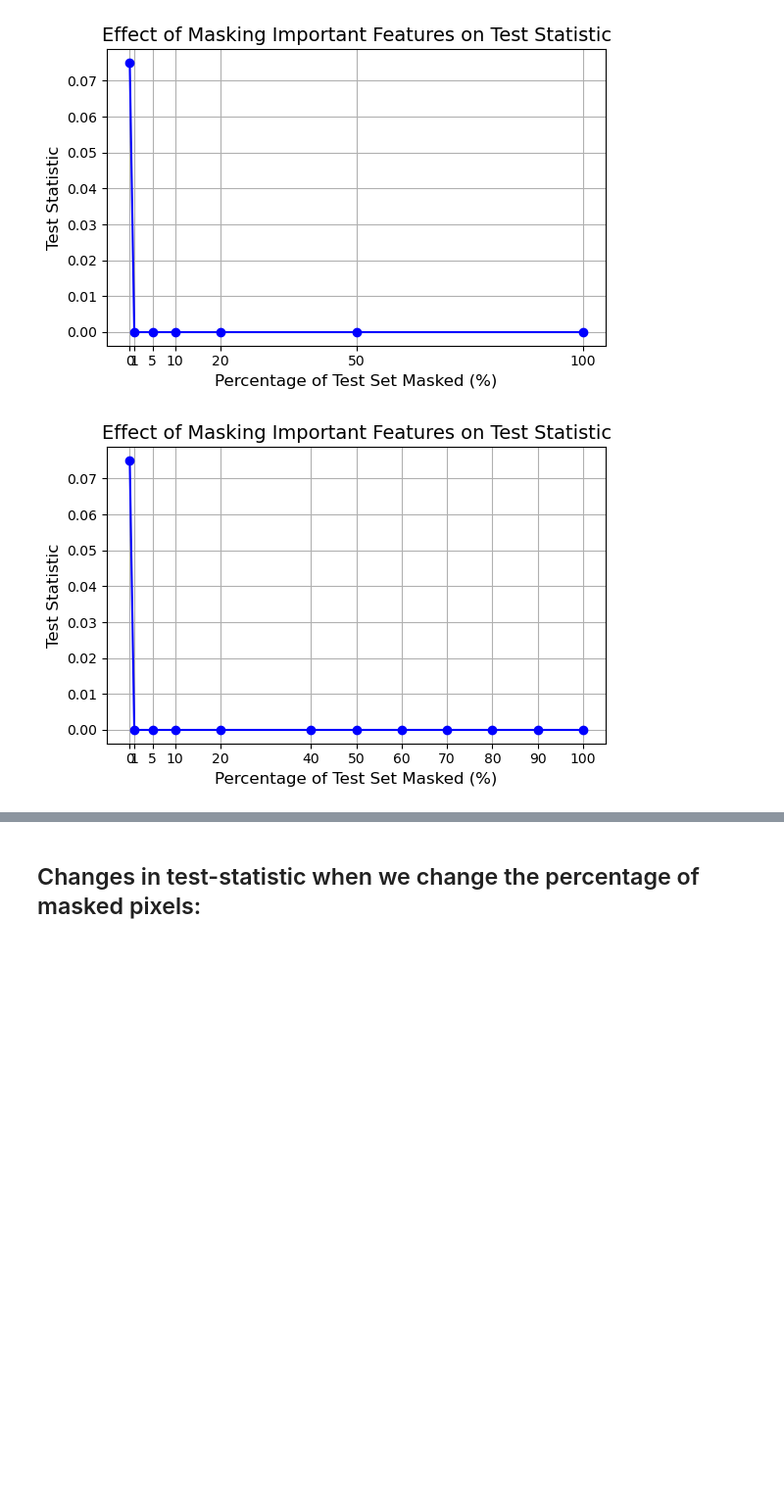
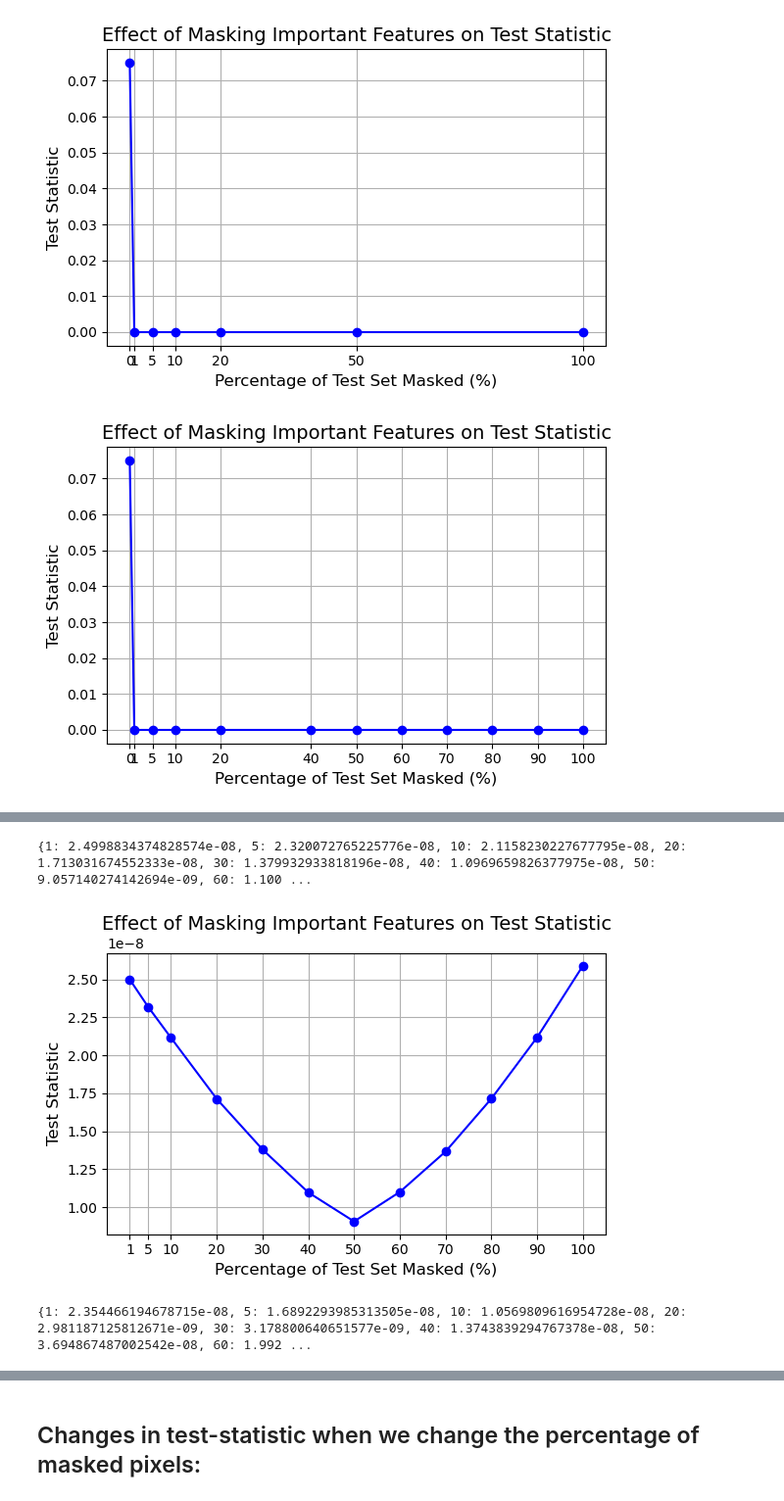
Before and after one commit to Mjavan/DeepTwoSampleTest-GradCAM, a Jupyter notebook: notebooks/HeatMap_visualisation.ipynb, the cells around one changed output, grey strips where cells are left out. Shown at 98% size. Drawn from its saved outputs; the diff is of its cells as text; code cells hidden in the pictures; blank space fills up the shorter version.

```diff
--- a/notebooks/HeatMap_visualisation.ipynb
+++ b/notebooks/HeatMap_visualisation.ipynb
@@ -803,0 +816,13 @@ plt.show()
+# %%
+dic_1 = {1: 2.4998834374828574e-08, 2: 2.4366422601755807e-08, 3: 2.386348698005862e-08, 4: 2.3693306763907408e-08, 5: 2.354466194678715e-08, 6: 2.3427358658867956e-08, 7: 2.3319271701501228e-08, 8: 2.3238472534454765e-08, 9: 2.3171700371698903e-08, 10: 2.3086430026560356e-08, 11: 2.3027799300438747e-08, 12: 2.2911541216502114e-08, 13: 2.283110914224997e-08, 14: 2.2752644706670877e-08, 15: 2.2693711833749527e-08, 16: 2.2616543246128484e-08, 17: 2.2596794762115798e-08, 18: 2.255694775578569e-08, 19: 2.248969619574793e-08, 20: 2.2443974348639235e-08, 21: 2.242291547386538e-08, 22: 2.239788959173516e-08, 23: 2.2352317775478065e-08, 24: 2.2319430277365334e-08, 25: 2.229856465205704e-08, 26: 2.2280445560866133e-08, 27: 2.2258165270879816e-08, 28: 2.2231283076042227e-08, 29: 2.2219377281993428e-08, 30: 2.2207244810961196e-08, 31: 2.219088402039501e-08, 32: 2.2177398383304367e-08, 33: 2.216571068031833e-08, 34: 2.2160727984060986e-08, 35: 2.2158063554616417e-08, 36: 2.215636100310201e-08, 37: 2.2151864502192767e-08, 38: 2.2152020442562637e-08, 39: 2.2150071227389822e-08, 40: 2.214839063960385e-08, 41: 2.214577459374362e-08, 42: 2.214579624911818e-08, 43: 2.214592618158789e-08, 44: 2.214948214812499e-08, 45: 2.2147745276186152e-08, 46: 2.214844694692518e-08, 47: 2.2146982979832183e-08, 48: 2.2145627337477397e-08, 49: 2.214735979514024e-08, 50: 2.214803980329095e-08}
+dic_5 = {1: 2.320072765225776e-08, 2: 2.0425158844387706e-08, 3: 1.8277909716770835e-08, 4: 1.745501662750903e-08, 5: 1.6892293985313505e-08, 6: 1.6481661945390456e-08, 7: 1.604826367413911e-08, 8: 1.5743408346415123e-08, 9: 1.5499076562250236e-08, 10: 1.5112327735987568e-08, 11: 1.4773051542365012e-08, 12: 1.4438641286857987e-08, 13: 1.4177848237368398e-08, 14: 1.3928149727458976e-08, 15: 1.3693357989430581e-08, 16: 1.3470359439908844e-08, 17: 1.3334120810952352e-08, 18: 1.3186687497853647e-08, 19: 1.3043581941573877e-08, 20: 1.2912808257901412e-08, 21: 1.2790175480083819e-08, 22: 1.2672886230560734e-08, 23: 1.2580771420606401e-08, 24: 1.2474116971086911e-08, 25: 1.239903724812547e-08, 26: 1.2330196055830193e-08, 27: 1.2278724787836599e-08, 28: 1.223650747427629e-08, 29: 1.2200204789670145e-08, 30: 1.2165182237230875e-08, 31: 1.2133213685965766e-08, 32: 1.2111584101970004e-08, 33: 1.2077797321430464e-08, 34: 1.2054319084741678e-08, 35: 1.2038048948707878e-08, 36: 1.2025111921277273e-08, 37: 1.201638156511759e-08, 38: 1.2006922473264007e-08, 39: 1.1996847081281492e-08, 40: 1.1994014936104119e-08, 41: 1.1988818492718633e-08, 42: 1.198136123007267e-08, 43: 1.1982919082116065e-08, 44: 1.1977320525646622e-08, 45: 1.1971369810837387e-08, 46: 1.1969003948719839e-08, 47: 1.1961170888717627e-08, 48: 1.196083030985916e-08, 49: 1.1963416602481313e-08, 50: 1.1958758294382281e-08}
+dic_10= {1: 2.1158230227677795e-08, 2: 1.6216030896020112e-08, 3: 1.2718125171293248e-08, 4: 1.1399455255437229e-08, 5: 1.0569809616954728e-08, 6: 9.899388696529651e-09, 7: 9.276522036001677e-09, 8: 8.802584760165565e-09, 9: 8.486449114198598e-09, 10: 8.007350690711693e-09, 11: 7.53729682327215e-09, 12: 7.117501951809031e-09, 13: 6.781284247996435e-09, 14: 6.508928075049924e-09, 15: 6.228685430726224e-09, 16: 6.015812930457486e-09, 17: 5.843378828605351e-09, 18: 5.659868770237509e-09, 19: 5.51598634658424e-09, 20: 5.392354549066701e-09, 21: 5.273983756530854e-09, 22: 5.161686657257071e-09, 23: 5.065312527767773e-09, 24: 4.9870673566074304e-09, 25: 4.913838995369812e-09, 26: 4.853133462692518e-09, 27: 4.807209206051711e-09, 28: 4.787599248947381e-09, 29: 4.763998872679194e-09, 30: 4.742679313727086e-09, 31: 4.725794138882387e-09, 32: 4.716658243156324e-09, 33: 4.695379184333906e-09, 34: 4.678940811638437e-09, 35: 4.670485797677357e-09, 36: 4.662923762371798e-09, 37: 4.65992827933166e-09, 38: 4.654244973331246e-09, 39: 4.646672295748624e-09, 40: 4.644369265873359e-09, 41: 4.637822339447773e-09, 42: 4.635274807520319e-09, 43: 4.634452533194706e-09, 44: 4.630953234540801e-09, 45: 4.624222809174929e-09, 46: 4.6249264088848e-09, 47: 4.6210310586727865e-09, 48: 4.619114163661813e-09, 49: 4.616580674405442e-09, 50: 4.6143641942773175e-09}
+dic_20= {1: 1.713031674552333e-08, 2: 9.185920233929974e-09, 3: 4.849323520918301e-09, 4: 3.6267960622276703e-09, 5: 2.981187125812671e-09, 6: 2.5665735445907e-09, 7: 2.2746368180270603e-09, 8: 2.018935586827353e-09, 9: 1.9113448491780584e-09, 10: 1.868859347471278e-09, 11: 1.8432305627674718e-09, 12: 1.8124296219655574e-09, 13: 1.980907697662581e-09, 14: 2.265421514449384e-09, 15: 2.5417123261569165e-09, 16: 2.8016420459687155e-09, 17: 3.0629640210840736e-09, 18: 3.3076032858785246e-09, 19: 3.5309598222685267e-09, 20: 3.7174141029017305e-09, 21: 3.9498305454272235e-09, 22: 4.170611532893583e-09, 23: 4.396275054663801e-09, 24: 4.673145447144962e-09, 25: 4.921923324242314e-09, 26: 5.118019767776123e-09, 27: 5.282084005333814e-09, 28: 5.444394603910859e-09, 29: 5.584626193546737e-09, 30: 5.715503146402306e-09, 31: 5.800695047971597e-09, 32: 5.886065007293776e-09, 33: 5.958236771111838e-09, 34: 6.032907490888487e-09, 35: 6.084135785789689e-09, 36: 6.13354961811496e-09, 37: 6.158350892392349e-09, 38: 6.197190749206161e-09, 39: 6.219563057969415e-09, 40: 6.226577024571785e-09, 41: 6.237638645709776e-09, 42: 6.2488964355116895e-09, 43: 6.2469536819661885e-09, 44: 6.2567614029090696e-09, 45: 6.2709008479131716e-09, 46: 6.279182076182485e-09, 47: 6.285395429717982e-09, 48: 6.289065830733368e-09, 49: 6.297308230301719e-09, 50: 6.30959178966426e-09}
+dic_30= {1: 1.379932933818196e-08, 2: 4.8549502743946855e-09, 3: 2.1140586445132593e-09, 4: 2.4401355026545244e-09, 5: 3.178800640651577e-09, 6: 4.095207462147073e-09, 7: 5.0446274486870636e-09, 8: 5.8677496794299286e-09, 9: 6.745080843407194e-09, 10: 8.193297320947948e-09, 11: 9.612806055246036e-09, 12: 1.0930424715689063e-08, 13: 1.2557265650095226e-08, 14: 1.4320883541351156e-08, 15: 1.5981640196957853e-08, 16: 1.754642305718975e-08, 17: 1.8991824359308133e-08, 18: 2.031623611223596e-08, 19: 2.1580802273306572e-08, 20: 2.2775935308336583e-08, 21: 2.3966446113090698e-08, 22: 2.506586031114338e-08, 23: 2.6108143186144226e-08, 24: 2.7263167932711012e-08, 25: 2.8324047840220997e-08, 26: 2.9154431195790236e-08, 27: 2.989255557833368e-08, 28: 3.0493821379173975e-08, 29: 3.1000710138117015e-08, 30: 3.147896367954961e-08, 31: 3.184515233490322e-08, 32: 3.217015394863892e-08, 33: 3.2396003985502617e-08, 34: 3.2654996274174754e-08, 35: 3.282917281155018e-08, 36: 3.2987466387721284e-08, 37: 3.311044786638007e-08, 38: 3.323329738027368e-08, 39: 3.330366069596515e-08, 40: 3.333719900985619e-08, 41: 3.339408215795036e-08, 42: 3.345227535248235e-08, 43: 3.347214936057796e-08, 44: 3.351936912084729e-08, 45: 3.358314859245513e-08, 46: 3.360771376894785e-08, 47: 3.362528564471692e-08, 48: 3.3648099112469326e-08, 49: 3.367577495832523e-08, 50: 3.372142248883985e-08}
+dic_40= {1: 1.0969659826377975e-08, 2: 2.9504209568671386e-09, 3: 4.9535957889454585e-09, 4: 9.692183351878034e-09, 5: 1.3743839294767378e-08, 6: 1.7608349353697616e-08, 7: 2.1088922736695834e-08, 8: 2.4052092718248336e-08, 9: 2.72104387069249e-08, 10: 3.162386835241273e-08, 11: 3.589880228169165e-08, 12: 4.0142360660320176e-08, 13: 4.4392584456998355e-08, 14: 4.8942965048394985e-08, 15: 5.3379791549523055e-08, 16: 5.743305293466413e-08, 17: 6.118481157077019e-08, 18: 6.495249333957778e-08, 19: 6.837740083396008e-08, 20: 7.171403519933128e-08, 21: 7.485569523297368e-08, 22: 7.763753296266998e-08, 23: 8.023567541913775e-08, 24: 8.296648765590501e-08, 25: 8.555612277281544e-08, 26: 8.779637228996246e-08, 27: 8.975193568631882e-08, 28: 9.127125119834153e-08, 29: 9.271310136883368e-08, 30: 9.387447116069941e-08, 31: 9.492840067489069e-08, 32: 9.580012217437297e-08, 33: 9.63944225609314e-08, 34: 9.699870018531559e-08, 35: 9.739810177478178e-08, 36: 9.781434336545848e-08, 37: 9.809628080567658e-08, 38: 9.8305134846289e-08, 39: 9.84525606532918e-08, 40: 9.858803408561873e-08, 41: 9.872866678739168e-08, 42: 9.886319526184967e-08, 43: 9.894406982936352e-08, 44: 9.906463757175738e-08, 45: 9.920903808942445e-08, 46: 9.928526690845699e-08, 47: 9.936710287926482e-08, 48: 9.942690976041826e-08, 49: 9.948131863207277e-08, 50: 9.958338456465899e-08}
+dic_50= {1: 9.057140274142694e-09, 2: 3.7915724152625555e-09, 3: 1.4146638572681078e-08, 4: 2.661969540101151e-08, 5: 3.694867487002542e-08, 6: 4.58463875593944e-08, 7: 5.331101874693666e-08, 8: 5.953420817927666e-08, 9: 6.640389640694391e-08, 10: 7.536954975494831e-08, 11: 8.394483897502256e-08, 12: 9.277658026148367e-08, 13: 1.0097018828459823e-07, 14: 1.096254104585373e-07, 15: 1.1821961240694213e-07, 16: 1.256186223060814e-07, 17: 1.3344420852503562e-07, 18: 1.4081361481337528e-07, 19: 1.4780727584503555e-07, 20: 1.548476315596536e-07, 21: 1.6089561409171756e-07, 22: 1.661758567319058e-07, 23: 1.7142757740359017e-07, 24: 1.7643339367880715e-07, 25: 1.8111438640825732e-07, 26: 1.853840450766535e-07, 27: 1.889935621972845e-07, 28: 1.920467791119104e-07, 29: 1.948354112476657e-07, 30: 1.9719658771688803e-07, 31: 1.9936325888813148e-07, 32: 2.0143801368563932e-07, 33: 2.0285063921903974e-07, 34: 2.0437599690536712e-07, 35: 2.054018623168936e-07, 36: 2.0645185034645097e-07, 37: 2.0726162813105277e-07, 38: 2.079898401409513e-07, 39: 2.0857232436935632e-07, 40: 2.0903840318754294e-07, 41: 2.0955434726268796e-07, 42: 2.1003381897306993e-07, 43: 2.1032720003339757e-07, 44: 2.1068565121890983e-07, 45: 2.1110003118112125e-07, 46: 2.1132538167329426e-07, 47: 2.1160158914961266e-07, 48: 2.117632912513877e-07, 49: 2.1199947436656647e-07, 50: 2.1226424154996394e-07}
+dic_60= {1: 1.1001764304479624e-08, 2: 3.051314283825209e-09, 3: 6.1803967868500655e-09, 4: 1.3443356979677821e-08, 5: 1.9923884720337613e-08, 6: 2.5575534054258383e-08, 7: 3.013090668357954e-08, 8: 3.394405376358012e-08, 9: 3.8336343339474215e-08, 10: 4.425887792275637e-08, 11: 4.998752441322143e-08, 12: 5.585872701763423e-08, 13: 6.13104553030998e-08, 14: 6.713609464559117e-08, 15: 7.291608849391814e-08, 16: 7.787746285262793e-08, 17: 8.325073130156555e-08, 18: 8.843780716088322e-08, 19: 9.340628414219498e-08, 20: 9.842923902702761e-08, 21: 1.0275603172931014e-07, 22: 1.0648580942314488e-07, 23: 1.102867736810126e-07, 24: 1.1391721813100325e-07, 25: 1.1731238261047692e-07, 26: 1.2050364217708518e-07, 27: 1.232274968721362e-07, 28: 1.2557431216481155e-07, 29: 1.276944567086454e-07, 30: 1.2948528107289614e-07, 31: 1.311323602251625e-07, 32: 1.3272134594734817e-07, 33: 1.3379091838682192e-07, 34: 1.3498235631908274e-07, 35: 1.357564833751935e-07, 36: 1.3653882468666812e-07, 37: 1.371495058995052e-07, 38: 1.3772143309823433e-07, 39: 1.3820233101921568e-07, 40: 1.3855895564513345e-07, 41: 1.3894799813416102e-07, 42: 1.3929163567695966e-07, 43: 1.3953846602831005e-07, 44: 1.3981515714612986e-07, 45: 1.4013685352503623e-07, 46: 1.40300107804787e-07, 47: 1.4051328775845722e-07, 48: 1.4062670502397164e-07, 49: 1.4081123399024417e-07, 50: 1.4102631002742687e-07}
+dic_70= {1: 1.366602735420348e-08, 2: 4.724399735941639e-09, 3: 1.893939891482782e-09, 4: 4.786461538643768e-09, 5: 8.019086153056956e-09, 6: 1.0968989227573014e-08, 7: 1.3224265943665452e-08, 8: 1.515551394620056e-08, 9: 1.7499971958001508e-08, 10: 2.0875572108922498e-08, 11: 2.4170934256470073e-08, 12: 2.7658148848896608e-08, 13: 3.08655604216746e-08, 14: 3.436007637953477e-08, 15: 3.795523237643406e-08, 16: 4.0900011253884616e-08, 17: 4.4260182089598006e-08, 18: 4.748722772065109e-08, 19: 5.0688845260519043e-08, 20: 5.395330171757914e-08, 21: 5.681856645985571e-08, 22: 5.914665235246526e-08, 23: 6.165433477318557e-08, 24: 6.406116013432892e-08, 25: 6.636073484722944e-08, 26: 6.853920183082292e-08, 27: 7.037344142940325e-08, 28: 7.201692732639864e-08, 29: 7.354691355816808e-08, 30: 7.480687566914434e-08, 31: 7.5960350850644e-08, 32: 7.709478540847201e-08, 33: 7.789188796217229e-08, 34: 7.87271878428895e-08, 35: 7.925876165563065e-08, 36: 7.985400808080599e-08, 37: 8.027955557324347e-08, 38: 8.068999628457136e-08, 39: 8.106536722685427e-08, 40: 8.131934626317404e-08, 41: 8.162074412263604e-08, 42: 8.185888639419405e-08, 43: 8.204071339979447e-08, 44: 8.224031843078885e-08, 45: 8.246236209694981e-08, 46: 8.258409265118893e-08, 47: 8.271105216489946e-08, 48: 8.278658466566785e-08, 49: 8.292756138814777e-08, 50: 8.309619039429304e-08}
+dic_80= {1: 1.7148609556620132e-08, 2: 9.026336059546964e-09, 3: 1.9161125948926774e-09, 4: 1.318706513361661e-09, 5: 1.8427108029578713e-09, 6: 2.7547191618565748e-09, 7: 3.3799006694020805e-09, 8: 3.875048138894175e-09, 9: 4.643433141321392e-09, 10: 6.042717727419695e-09, 11: 7.327778022640224e-09, 12: 8.784463030496673e-09, 13: 1.0199897280313135e-08, 14: 1.1798794200720715e-08, 15: 1.3452668721012068e-08, 16: 1.4678386974130074e-08, 17: 1.6216868495657148e-08, 18: 1.7739533047589698e-08, 19: 1.9294142545791714e-08, 20: 2.100132318376901e-08, 21: 2.2447440790577695e-08, 22: 2.357824757657072e-08, 23: 2.4871454164378354e-08, 24: 2.6100530229953e-08, 25: 2.7324722610708676e-08, 26: 2.856087424083114e-08, 27: 2.959232533592978e-08, 28: 3.0579054292648834e-08, 29: 3.145574683713708e-08, 30: 3.222444995629125e-08, 31: 3.29102149401417e-08, 32: 3.3623860726944566e-08, 33: 3.414011575010459e-08, 34: 3.468363918517274e-08, 35: 3.5045130999015965e-08, 36: 3.5464401249886424e-08, 37: 3.575557371557897e-08, 38: 3.603215681940816e-08, 39: 3.626774749382124e-08, 40: 3.6422088755086523e-08, 41: 3.661143175141866e-08, 42: 3.6783463026233727e-08, 43: 3.6912756691665634e-08, 44: 3.704100007660449e-08, 45: 3.717380330879135e-08, 46: 3.724365833072488e-08, 47: 3.732021306928835e-08, 48: 3.73531507659172e-08, 49: 3.7444430874366144e-08, 50: 3.7556671264036814e-08}
+dic_90= {1: 2.119111962240381e-08, 2: 1.5934014559131597e-08, 3: 7.2719276814920975e-09, 4: 4.045245577120177e-09, 5: 2.4272129703167404e-09, 6: 1.756931126449507e-09, 7: 1.4462721005060104e-09, 8: 1.2621291104493837e-09, 9: 1.0139089529307356e-09, 10: 9.273077923658355e-10, 11: 8.456535867206858e-10, 12: 7.803007439102998e-10, 13: 8.829674949841223e-10, 14: 1.0144031878312148e-09, 15: 1.2338263279008274e-09, 16: 1.3331367336604127e-09, 17: 1.4950401019722987e-09, 18: 1.6868274844360245e-09, 19: 1.8993054437347834e-09, 20: 2.1938471800490163e-09, 21: 2.3998330886020795e-09, 22: 2.5826423638135308e-09, 23: 2.904957373091333e-09, 24: 3.1820717930762217e-09, 25: 3.4629419249612295e-09, 26: 3.793834370164774e-09, 27: 4.09966834858519e-09, 28: 4.424939260811508e-09, 29: 4.727132719152243e-09, 30: 4.980063339391913e-09, 31: 5.225914637710144e-09, 32: 5.499944326350993e-09, 33: 5.7119381533848606e-09, 34: 5.934480030688003e-09, 35: 6.083201665576709e-09, 36: 6.2632987830581934e-09, 37: 6.3931190533221845e-09, 38: 6.5166389620154085e-09, 39: 6.62096720166166e-09, 40: 6.682329183800467e-09, 41: 6.764728662480655e-09, 42: 6.83578668092035e-09, 43: 6.886387590033781e-09, 44: 6.9433687082869615e-09, 45: 6.995611786014398e-09, 46: 7.026440000069755e-09, 47: 7.058004702185255e-09, 48: 7.06917697265762e-09, 49: 7.1065405685886115e-09, 50: 7.148709247249271e-09}
+dic_100={1: 2.5910510891999857e-08, 2: 2.5415696920714626e-08, 3: 1.8319200313506036e-08, 4: 1.4744935457556762e-08, 5: 1.2230827450584874e-08, 6: 1.0966974506297248e-08, 7: 1.0569636072818123e-08, 8: 1.0706869772842224e-08, 9: 1.0357696712367257e-08, 10: 9.61592231085419e-09, 11: 9.094140736127979e-09, 12: 8.384261451097956e-09, 13: 8.027201396379349e-09, 14: 7.38135510974979e-09, 15: 6.993643843173248e-09, 16: 6.690847912682942e-09, 17: 6.275912274812343e-09, 18: 5.989373583897839e-09, 19: 5.746520616305445e-09, 20: 5.32360429321559e-09, 21: 5.023871233764458e-09, 22: 4.912967892911559e-09, 23: 4.653975938946397e-09, 24: 4.355158775131423e-09, 25: 4.010870522505323e-09, 26: 3.7029227825769015e-09, 27: 3.526017618250298e-09, 28: 3.360980973646446e-09, 29: 3.195408070129399e-09, 30: 3.0672883265091215e-09, 31: 2.933176174400888e-09, 32: 2.810475957354316e-09, 33: 2.7136257638075363e-09, 34: 2.620293169842451e-09, 35: 2.5681584432302036e-09, 36: 2.504537034672906e-09, 37: 2.482664139712349e-09, 38: 2.4527579328471993e-09, 39: 2.43932652481062e-09, 40: 2.4300090680915845e-09, 41: 2.408661540515222e-09, 42: 2.3876360838863556e-09, 43: 2.3761787398586672e-09, 44: 2.3553149172358695e-09, 45: 2.3451509329814866e-09, 46: 2.3392686021171935e-09, 47: 2.3274204429443983e-09, 48: 2.3269409790445796e-09, 49: 2.315557199059532e-09, 50: 2.294994243678051e-09}
@@ -803,0 +844,16 @@ plt.show()
+# %%
+dic_1_masked = make_dic(perc=1,keys=keys,L=L_relu_true)
+
+print(dic_1_masked)
+# %% [output]
+{1: 2.4998834374828574e-08, 5: 2.320072765225776e-08, 10: 2.1158230227677795e-08, 20: 1.713031674552333e-08, 30: 1.379932933818196e-08, 40: 1.0969659826377975e-08, 50: 9.057140274142694e-09, 60: 1.100 ...
+# %%
+make_plot(dic_1_masked)
+# %% [output]
+[figure, added]
+# %%
+dic_5_masked = make_dic(perc=5,keys=keys,L=L_relu_true)
+
+print(dic_5_masked)
+# %% [output]
+{1: 2.354466194678715e-08, 5: 1.6892293985313505e-08, 10: 1.0569809616954728e-08, 20: 2.981187125812671e-09, 30: 3.178800640651577e-09, 40: 1.3743839294767378e-08, 50: 3.694867487002542e-08, 60: 1.992 ...
```
Also changed, not shown: parts of 17 cells of this notebook, 1 other file.
